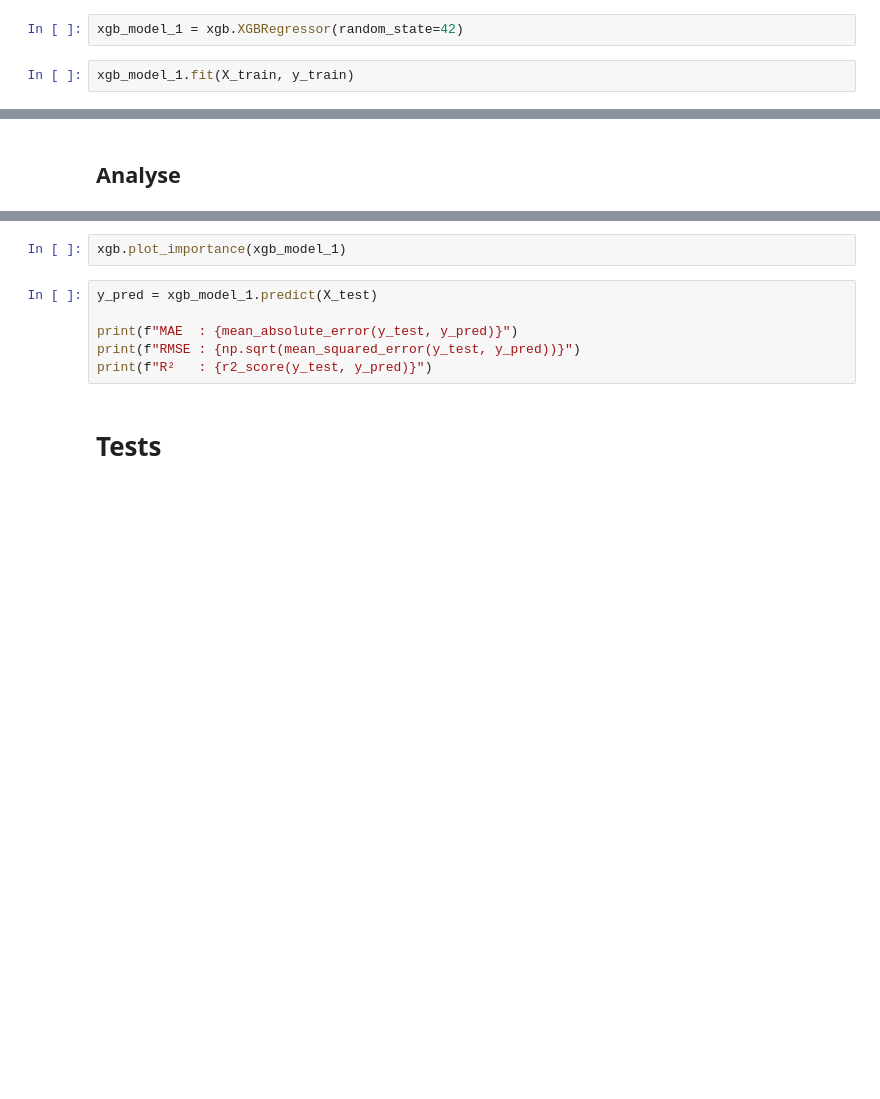
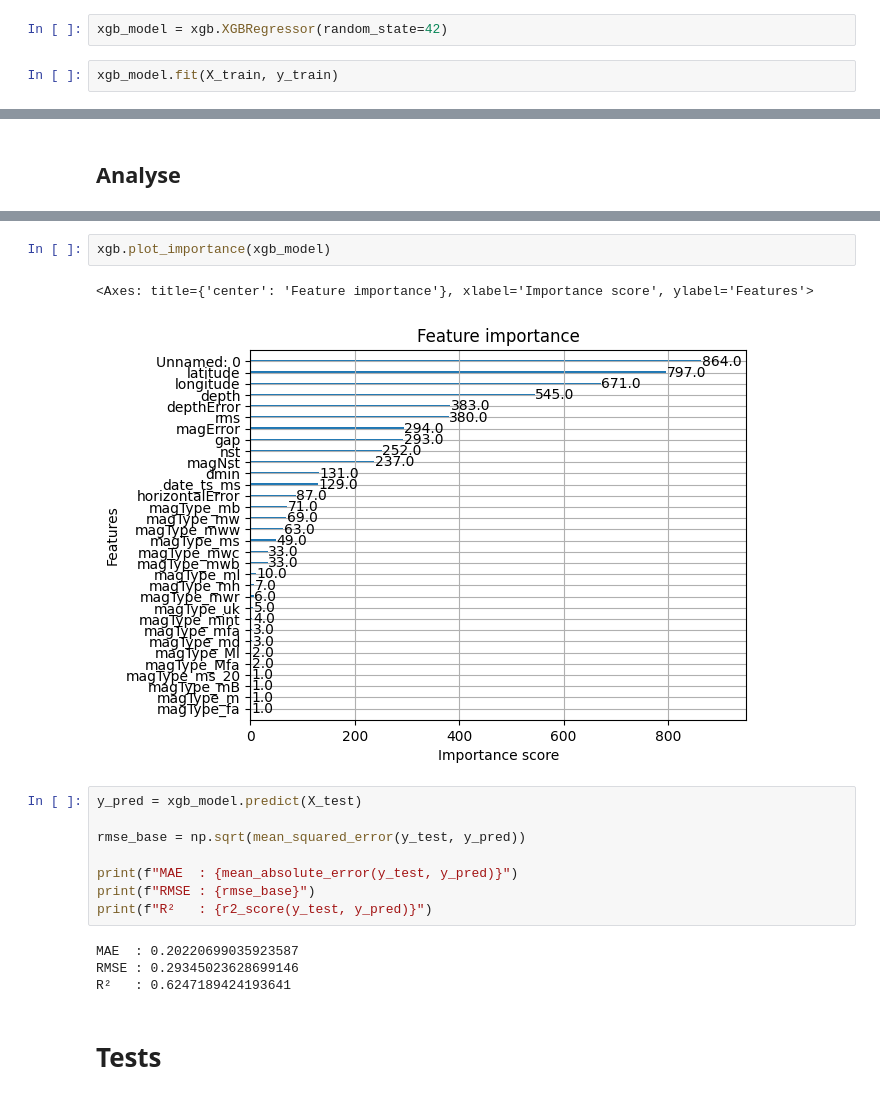
Before and after one commit to TristanRib/Documentation, a Jupyter notebook: notebooks/03_training.ipynb, the cells around one changed output, grey strips where cells are left out. Saved outputs shown, nothing was run; the diff lists cells and outputs as text; blank space fills up the shorter version.

```diff
--- a/notebooks/03_training.ipynb
+++ b/notebooks/03_training.ipynb
@@ -49,4 +61,4 @@ X_train.shape
 # %%
-xgb_model_1 = xgb.XGBRegressor(random_state=42)
+xgb_model = xgb.XGBRegressor(random_state=42)
 # %%
-xgb_model_1.fit(X_train, y_train)
+xgb_model.fit(X_train, y_train)
@@ -57,10 +83,19 @@ X_test.shape
 # %%
-xgb.plot_importance(xgb_model_1)
+xgb.plot_importance(xgb_model)
+# %% [output]
+<Axes: title={'center': 'Feature importance'}, xlabel='Importance score', ylabel='Features'>
+[figure, added]
 # %%
-y_pred = xgb_model_1.predict(X_test)
+y_pred = xgb_model.predict(X_test)
+
+rmse_base = np.sqrt(mean_squared_error(y_test, y_pred))
 
 print(f"MAE  : {mean_absolute_error(y_test, y_pred)}")
-print(f"RMSE : {np.sqrt(mean_squared_error(y_test, y_pred))}")
+print(f"RMSE : {rmse_base}")
 print(f"R²   : {r2_score(y_test, y_pred)}")
+# %% [output]
+MAE  : 0.20220699035923587
+RMSE : 0.29345023628699146
+R²   : 0.6247189424193641
 # %% [markdown]
 # Tests
```
Also changed, not shown: parts of 20 cells of this notebook, 2 other files.
